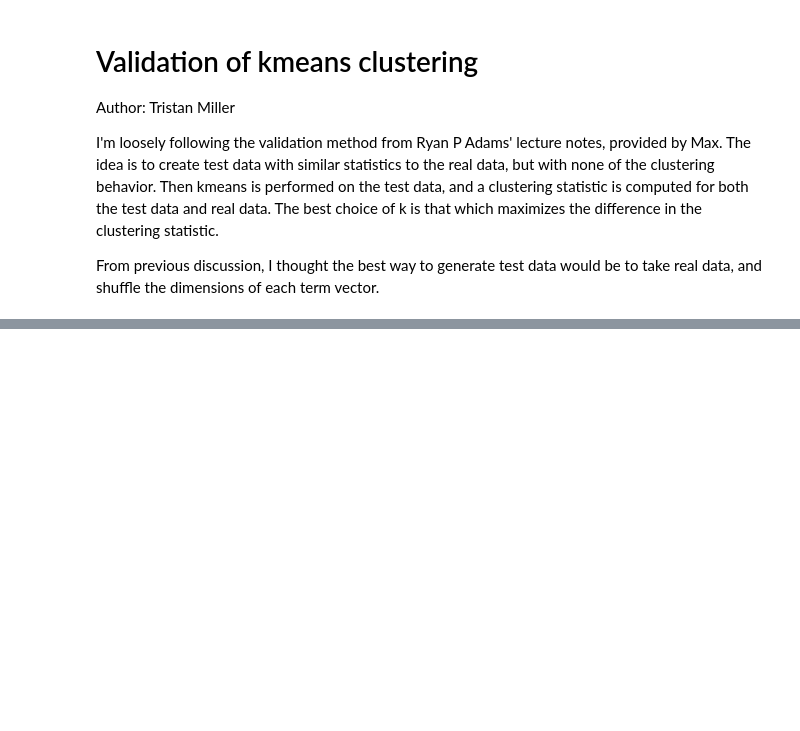
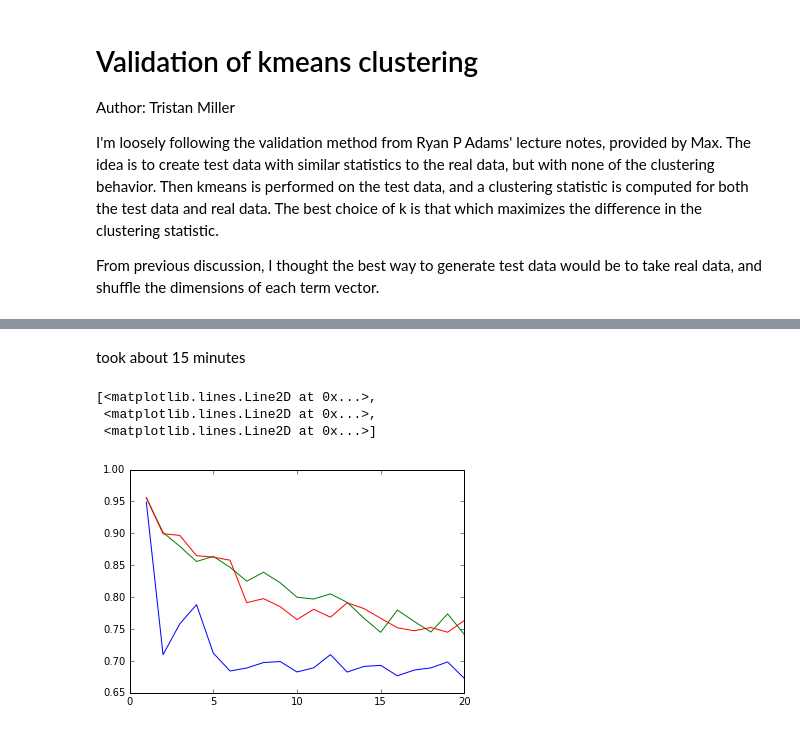
Before and after one commit to tristanlmiller/Topic-Ontology, a Jupyter notebook: kmeans_validation.ipynb, the cells around one changed output, grey strips where cells are left out. Saved outputs shown, nothing was run; the diff lists cells and outputs as text; code cells hidden in the pictures; blank space fills up the shorter version.

```diff
--- a/kmeans_validation.ipynb
+++ b/kmeans_validation.ipynb
@@ -40,7 +30,8 @@ real_data = Tfidf.transform(unweighted_words)
 from sklearn.cluster import KMeans
 # %%
 #run kmeans on real data
-kmeans=KMeans(n_clusters=15)
+kmeans=KMeans(n_clusters=12)
 kmeans_pred=kmeans.fit_predict(real_data)
+cluster_means = kmeans.cluster_centers_
 # %%
 #print out some information about a cluster
@@ -92,0 +213,40 @@ print(stat)
+# %%
+#Try a few variations on the clustering statistic
+#This one divides by the number of clusters
+def cluster_statistic2(bag_of_words,cluster_means,kmeans_pred):
+    running_sum = [0]*len(cluster_means)
+
+    for i in range(len(kmeans_pred)):
+        #for each data point, add the square distance to the cluster center to the running sum
+        running_sum[kmeans_pred[i]] += sqeuclidean(cluster_means[kmeans_pred[i]],bag_of_words[i,:].toarray())
+    #normalize each cluster to the size of the cluster
+    for k in range(len(running_sum)):
+        cluster_size = len([i for i in range(len(kmeans_pred)) if kmeans_pred[i] == k])
+        running_sum[k] /= cluster_size
+    return numpy.mean(running_sum)
+
+from scipy.spatial.distance import euclidean
+
+#this one finds the average difference in distance between the two closest cluster means
+#note that this won't work for a single cluster
+def cluster_statistic3(bag_of_words,cluster_means,kmeans_pred):
+    running_sum = 0
+
+    for i in range(len(kmeans_pred)):
+        #for each data point, find the distances to all clusters
+        distances = []
+        for j in range(len(cluster_means)):
+            distances.append( euclidean(cluster_means[j],bag_of_words[i,:].toarray()) )
+        distances.sort()
+        running_sum += distances[1] - distances[0]
+    running_sum /= len(kmeans_pred)
+
+    return running_sum
+# %%
+stat2_real = []
+stat2_test1 = []
+stat2_test2 = []
+for i in range(1,21):
+    stat2_real.append(cluster_statistic2(real_data,means_real[i-1],pred_real[i-1]))
+    stat2_test1.append(cluster_statistic2(test_data1,means_test1[i-1],pred_test1[i-1]))
+    stat2_test2.append(cluster_statistic2(test_data2,means_test2[i-1],pred_test2[i-1]))
@@ -92,0 +263,9 @@ print(stat)
+# %% [markdown]
+took about 15 minutes
+# %%
+plt.plot(range(1,21),stat2_real,'',range(1,21),stat2_test1,'',range(1,21),stat2_test2,'')
+# %% [output]
+[<matplotlib.lines.Line2D at 0x...>,
+ <matplotlib.lines.Line2D at 0x...>,
+ <matplotlib.lines.Line2D at 0x...>]
+[figure, added]
```
Also changed, not shown: parts of 31 cells of this notebook.
